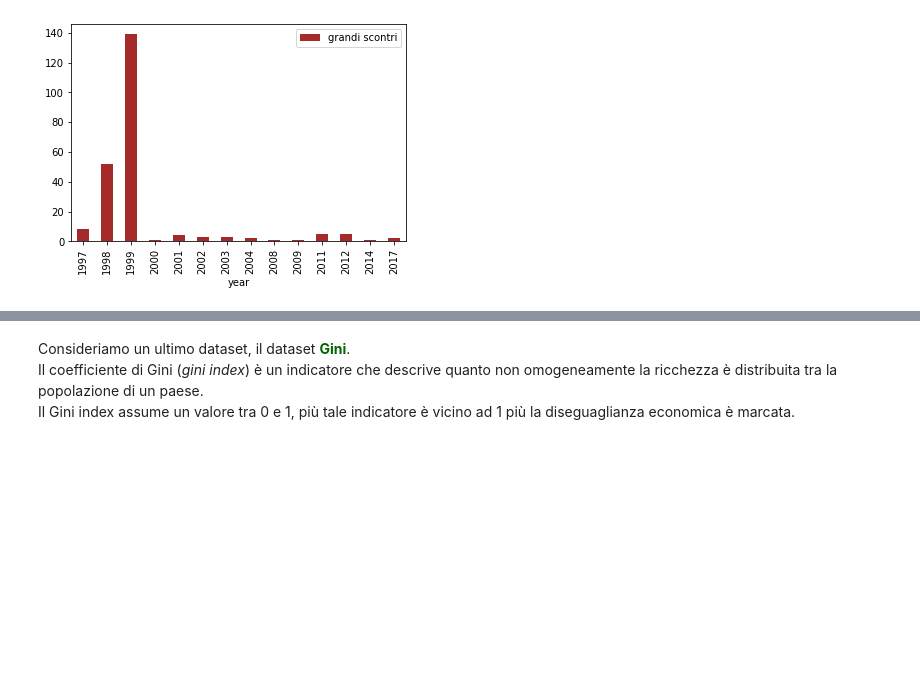
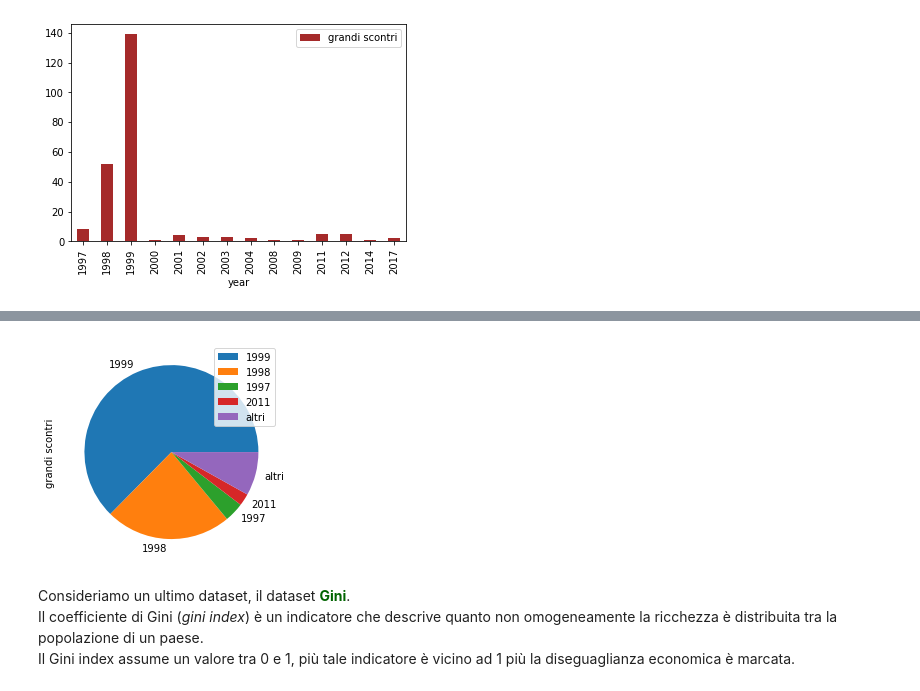
Before and after one commit to loremod/SocialMediaTutorial, a Jupyter notebook: Google Maps API.ipynb, the cells around one changed output, grey strips where cells are left out. Cells and saved outputs as stored; diff of their text form; code cells hidden in the pictures; blank space fills up the shorter version.

```diff
--- a/Google Maps API.ipynb
+++ b/Google Maps API.ipynb
@@ -1252,0 +1261,12 @@ NameError: name 'num_big_events' is not defined
+# %%
+#passo i topN in un secondo dataset
+top_big_events = sorted_big_events[:topN].copy()
+
+#ottengo la riga data dalla somma di tutti i grandi scontri degli altri anni
+sum_altri = pd.DataFrame(data = {
+    'year' : ['altri'],
+    'grandi scontri' : [sorted_big_events['grandi scontri'][5:].sum()]
+})
+
+#concateno le primi 5 osservazioni con questa nuova osservazione
+top_big_events = pd.concat([top_big_events, sum_altri],ignore_index=True)
@@ -1253 +1284,6 @@ NameError: name 'num_big_events' is not defined
+# %%
+top_big_events.plot.pie(labels=top_big_events['year'],y='grandi scontri')
+plt.show()
+# %% [output]
+[figure, added]
 # %%
```
Also changed, not shown: parts of 32 cells of this notebook.
